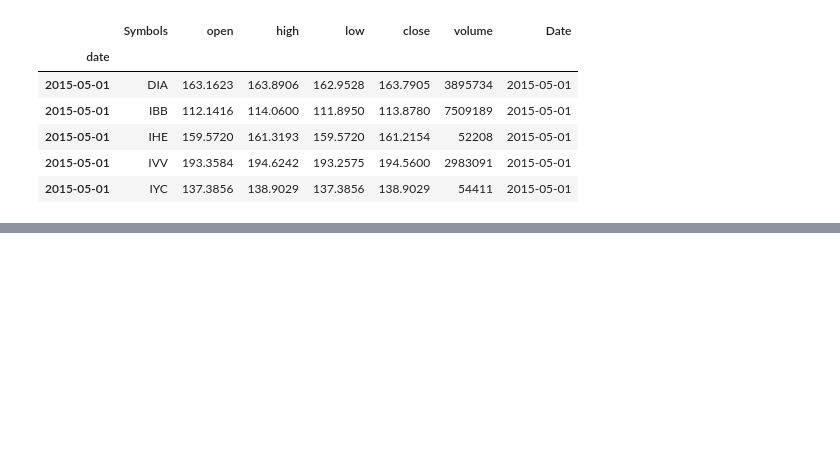
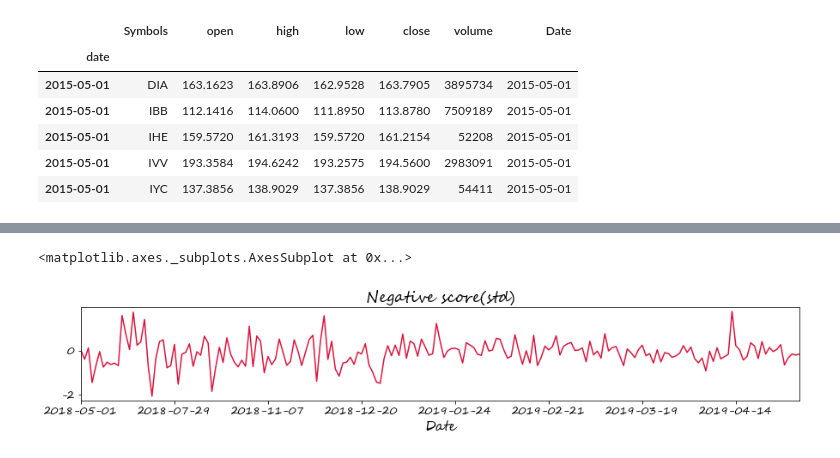
Before and after one commit to elvish7/datascience, a Jupyter notebook: Market_Sentiment_Analysis(Final Project)/Analysis/sentiment_effect.ipynb, the cells around one changed output, grey strips where cells are left out. Cells and saved outputs as stored; diff of their text form; code cells hidden in the pictures; blank space fills up the shorter version.

```diff
--- a/Market_Sentiment_Analysis(Final Project)/Analysis/sentiment_effect.ipynb
+++ b/Market_Sentiment_Analysis(Final Project)/Analysis/sentiment_effect.ipynb
@@ -44,0 +59,7 @@ df_p.head()
+# %%
+plt.figure(figsize=(15,2))
+plt.title('Negative score(std)')
+sort_s()['neg_std'].loc['2018-05-01':'2019-05-01'].plot(color='crimson')
+# %% [output]
+<matplotlib.axes._subplots.AxesSubplot at 0x...>
+[figure, added]
```
Also changed, not shown: parts of 10 cells of this notebook.
